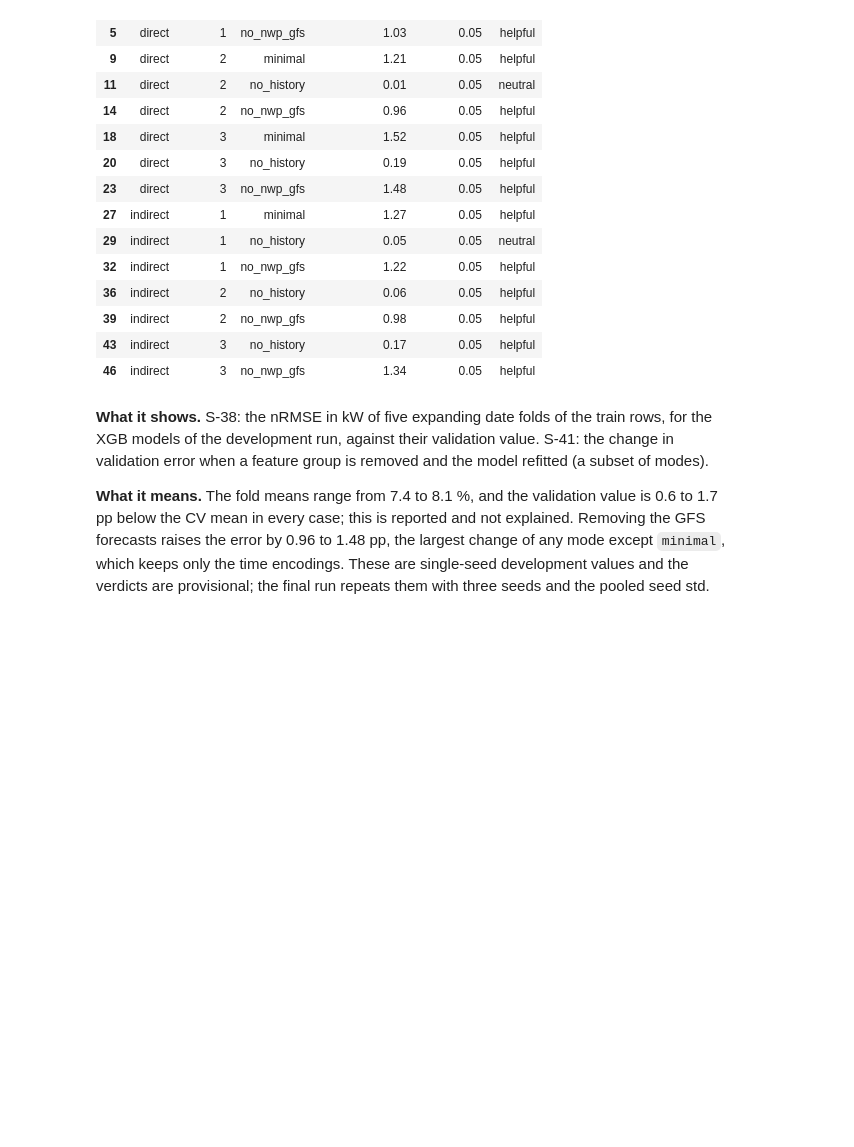
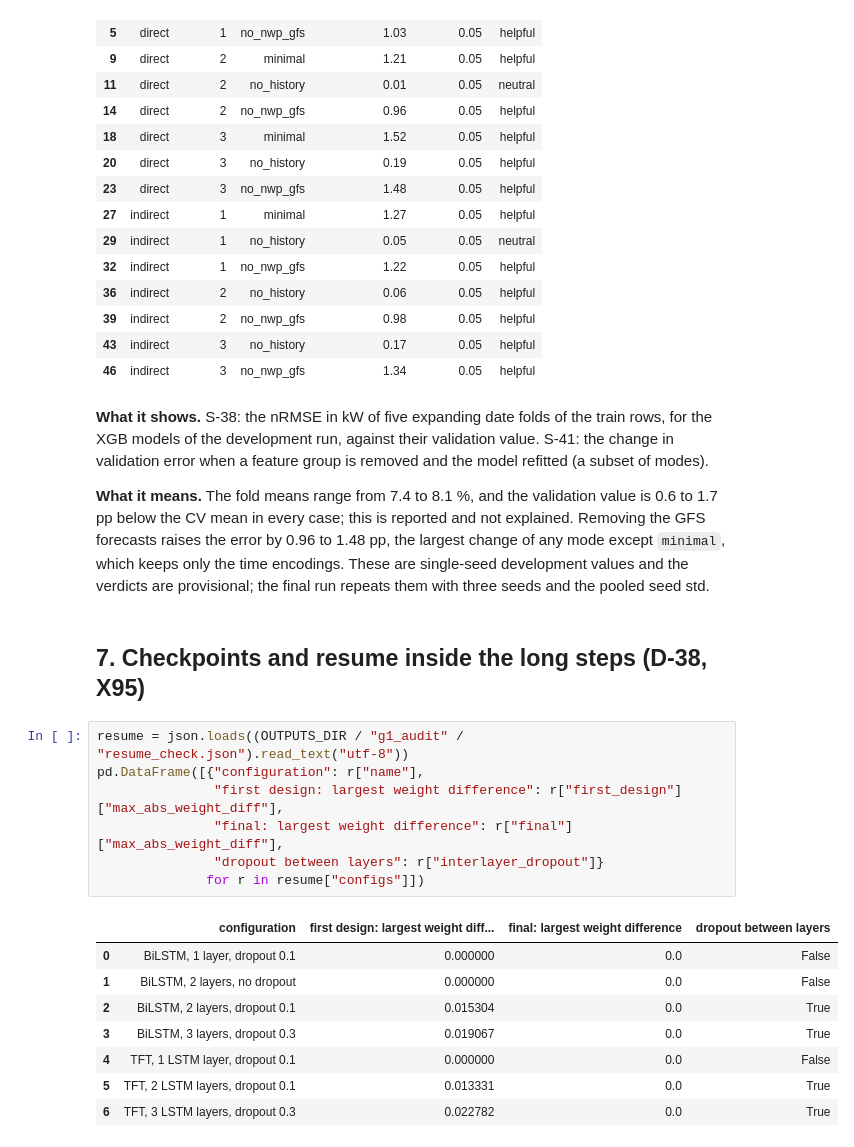
Before and after one commit to Barakyv/Solar_PV-project, a Jupyter notebook: notebooks/08_g1_gate.ipynb, the cells around one changed output. Saved outputs shown, nothing was run; the diff lists cells and outputs as text; blank space fills up the shorter version.

```diff
--- a/notebooks/08_g1_gate.ipynb
+++ b/notebooks/08_g1_gate.ipynb
@@ -270,3 +298,21 @@ raises the error by 0.96 to 1.48 pp, the largest change of any mode except
 `minimal`, which keeps only the time encodings.
 These are single-seed development values and the verdicts are provisional; the final run repeats
 them with three seeds and the pooled seed std.
+# %% [markdown]
+## 7. Checkpoints and resume inside the long steps (D-38, X95)
+# %%
+resume = json.loads((OUTPUTS_DIR / "g1_audit" / "resume_check.json").read_text("utf-8"))
+pd.DataFrame([{"configuration": r["name"],
+               "first design: largest weight difference": r["first_design"]["max_abs_weight_diff"],
+               "final: largest weight difference": r["final"]["max_abs_weight_diff"],
+               "dropout between layers": r["interlayer_dropout"]}
+              for r in resume["configs"]])
+# %% [output]
+|  | configuration | first design: largest weight diff... | final: largest weight difference | dropout between layers |
+| 0 | BiLSTM, 1 layer, dropout 0.1 | 0.000000 | 0.0 | False |
+| 1 | BiLSTM, 2 layers, no dropout | 0.000000 | 0.0 | False |
+| 2 | BiLSTM, 2 layers, dropout 0.1 | 0.015304 | 0.0 | True |
+| 3 | BiLSTM, 3 layers, dropout 0.3 | 0.019067 | 0.0 | True |
+| 4 | TFT, 1 LSTM layer, dropout 0.1 | 0.000000 | 0.0 | False |
+| 5 | TFT, 2 LSTM layers, dropout 0.1 | 0.013331 | 0.0 | True |
+| 6 | TFT, 3 LSTM layers, dropout 0.3 | 0.022782 | 0.0 | True |
```
Also changed, not shown: parts of 8 cells of this notebook, 21 other files.
